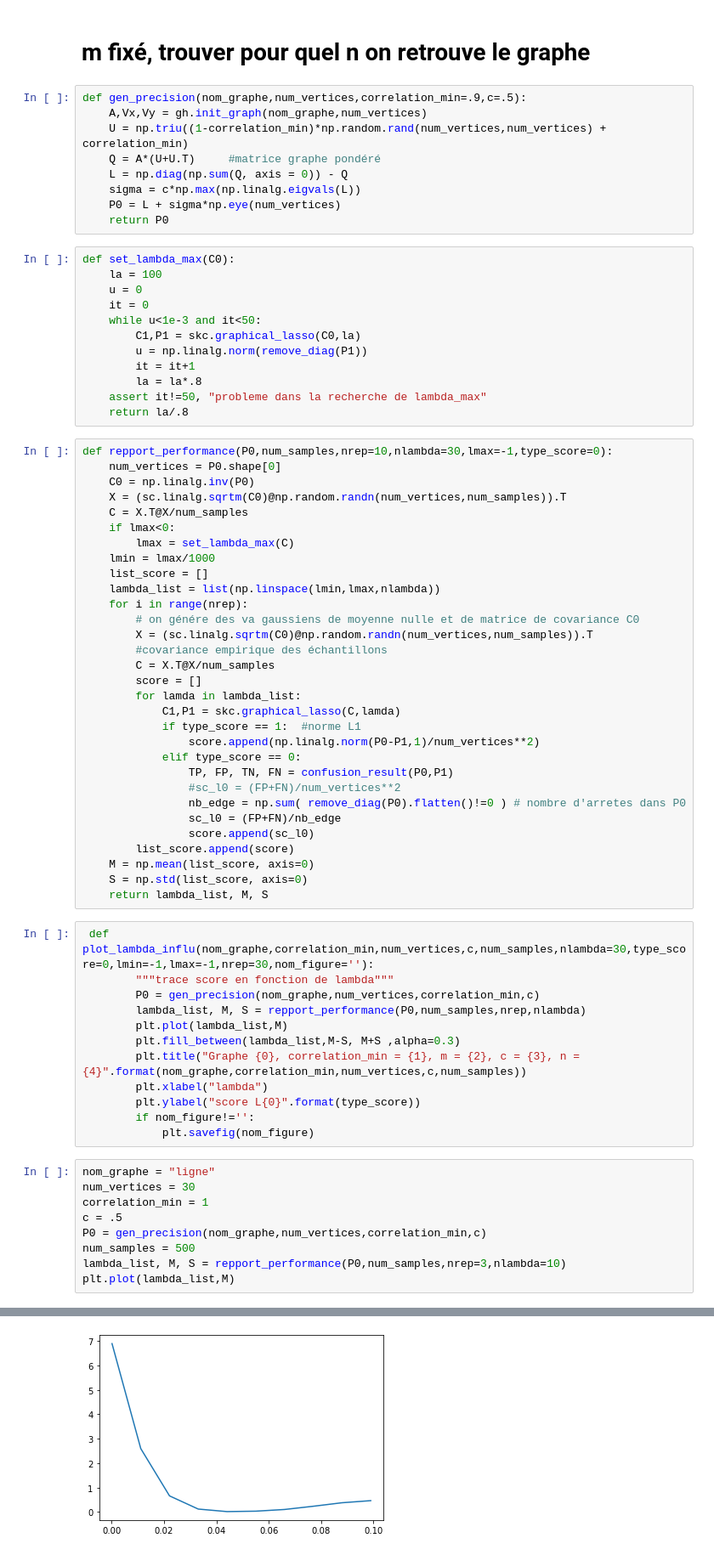
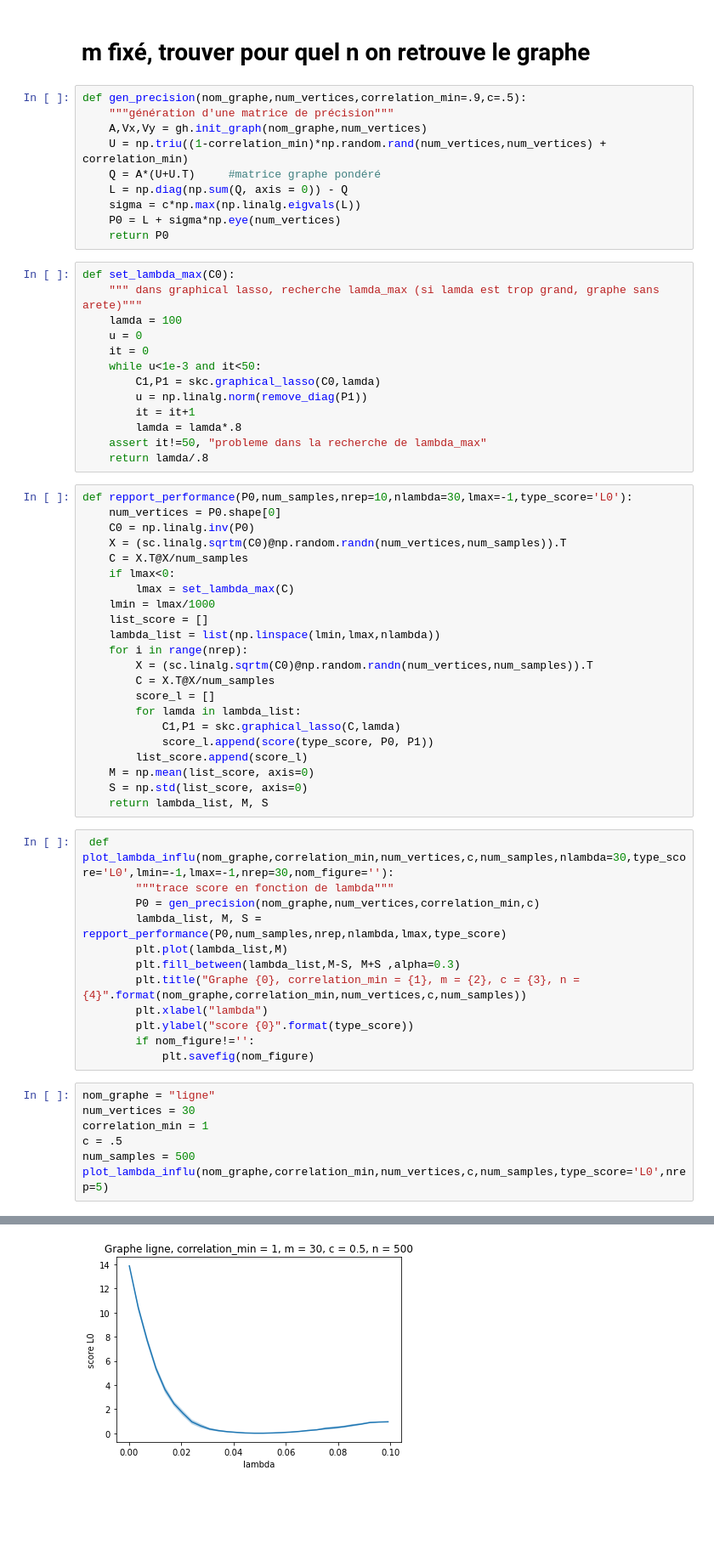
Before and after one commit to Guichaoua/AST_MVA2021, a Jupyter notebook: code/graphical_lasso/Projet - Graphical Lasso.ipynb, the cells around one changed output, grey strips where cells are left out. Shown: that part at 85% size. Saved outputs shown, nothing was run; the diff lists cells and outputs as text; blank space fills up the shorter version.

Commit message:
ajout F1_score

```diff
--- a/code/graphical_lasso/Projet - Graphical Lasso.ipynb
+++ b/code/graphical_lasso/Projet - Graphical Lasso.ipynb
@@ -263,6 +281,7 @@ plt.colorbar()
 # m fixé, trouver pour quel n on retrouve le graphe
 # %%
 def gen_precision(nom_graphe,num_vertices,correlation_min=.9,c=.5):
+    """génération d'une matrice de précision"""
     A,Vx,Vy = gh.init_graph(nom_graphe,num_vertices)
     U = np.triu((1-correlation_min)*np.random.rand(num_vertices,num_vertices) + correlation_min)
     Q = A*(U+U.T)     #matrice graphe pondéré
@@ -272,18 +291,19 @@ def gen_precision(nom_graphe,num_vertices,correlation_min=.9,c=.5):
     return P0
 # %%
 def set_lambda_max(C0):
-    la = 100
+    """ dans graphical lasso, recherche lamda_max (si lamda est trop grand, graphe sans arete)"""
+    lamda = 100
     u = 0
     it = 0
     while u<1e-3 and it<50:
-        C1,P1 = skc.graphical_lasso(C0,la)
+        C1,P1 = skc.graphical_lasso(C0,lamda)
         u = np.linalg.norm(remove_diag(P1))
         it = it+1
-        la = la*.8
+        lamda = lamda*.8
     assert it!=50, "probleme dans la recherche de lambda_max"
-    return la/.8
+    return lamda/.8
 # %%
-def repport_performance(P0,num_samples,nrep=10,nlambda=30,lmax=-1,type_score=0):
+def repport_performance(P0,num_samples,nrep=10,nlambda=30,lmax=-1,type_score='L0'):
     num_vertices = P0.shape[0]
     C0 = np.linalg.inv(P0)
     X = (sc.linalg.sqrtm(C0)@np.random.randn(num_vertices,num_samples)).T
@@ -294,35 +314,26 @@ def repport_performance(P0,num_samples,nrep=10,nlambda=30,lmax=-1,type_score=0):
     list_score = []
     lambda_list = list(np.linspace(lmin,lmax,nlambda))
     for i in range(nrep):
-        # on génére des va gaussiens de moyenne nulle et de matrice de covariance C0
         X = (sc.linalg.sqrtm(C0)@np.random.randn(num_vertices,num_samples)).T
-        #covariance empirique des échantillons
         C = X.T@X/num_samples
-        score = []
+        score_l = []
         for lamda in lambda_list:
             C1,P1 = skc.graphical_lasso(C,lamda)
-            if type_score == 1:  #norme L1
-                score.append(np.linalg.norm(P0-P1,1)/num_vertices**2)
-            elif type_score == 0:
-                TP, FP, TN, FN = confusion_result(P0,P1)
-                #sc_l0 = (FP+FN)/num_vertices**2
-                nb_edge = np.sum( remove_diag(P0).flatten()!=0 ) # nombre d'arretes dans P0
-                sc_l0 = (FP+FN)/nb_edge
-                score.append(sc_l0)
-        list_score.append(score)
+            score_l.append(score(type_score, P0, P1))
+        list_score.append(score_l)
     M = np.mean(list_score, axis=0)
     S = np.std(list_score, axis=0)
     return lambda_list, M, S
 # %%
- def plot_lambda_influ(nom_graphe,correlation_min,num_vertices,c,num_samples,nlambda=30,type_score=0,lmin=-1,lmax=-1,nrep=30,nom_figure=''):
+ def plot_lambda_influ(nom_graphe,correlation_min,num_vertices,c,num_samples,nlambda=30,type_score='L0',lmin=-1,lmax=-1,nrep=30,nom_figure=''):
         """trace score en fonction de lambda"""
         P0 = gen_precision(nom_graphe,num_vertices,correlation_min,c)
-        lambda_list, M, S = repport_performance(P0,num_samples,nrep,nlambda)
+        lambda_list, M, S = repport_performance(P0,num_samples,nrep,nlambda,lmax,type_score)
         plt.plot(lambda_list,M)
         plt.fill_between(lambda_list,M-S, M+S ,alpha=0.3)
         plt.title("Graphe {0}, correlation_min = {1}, m = {2}, c = {3}, n = {4}".format(nom_graphe,correlation_min,num_vertices,c,num_samples))
         plt.xlabel("lambda")
-        plt.ylabel("score L{0}".format(type_score))
+        plt.ylabel("score {0}".format(type_score))
         if nom_figure!='':
             plt.savefig(nom_figure)
 # %%
@@ -330,8 +341,6 @@ nom_graphe = "ligne"
 num_vertices = 30
 correlation_min = 1
 c = .5
-P0 = gen_precision(nom_graphe,num_vertices,correlation_min,c)
 num_samples = 500
-lambda_list, M, S = repport_performance(P0,num_samples,nrep=3,nlambda=10)
-plt.plot(lambda_list,M)
+plot_lambda_influ(nom_graphe,correlation_min,num_vertices,c,num_samples,type_score='L0',nrep=5)
 # %% [output]
@@ -339,2 +347,2 @@ plt.plot(lambda_list,M)
-[figure, old version]
+[figure, new version]
 # %%
```
Also changed, not shown: parts of 5 cells of this notebook.
